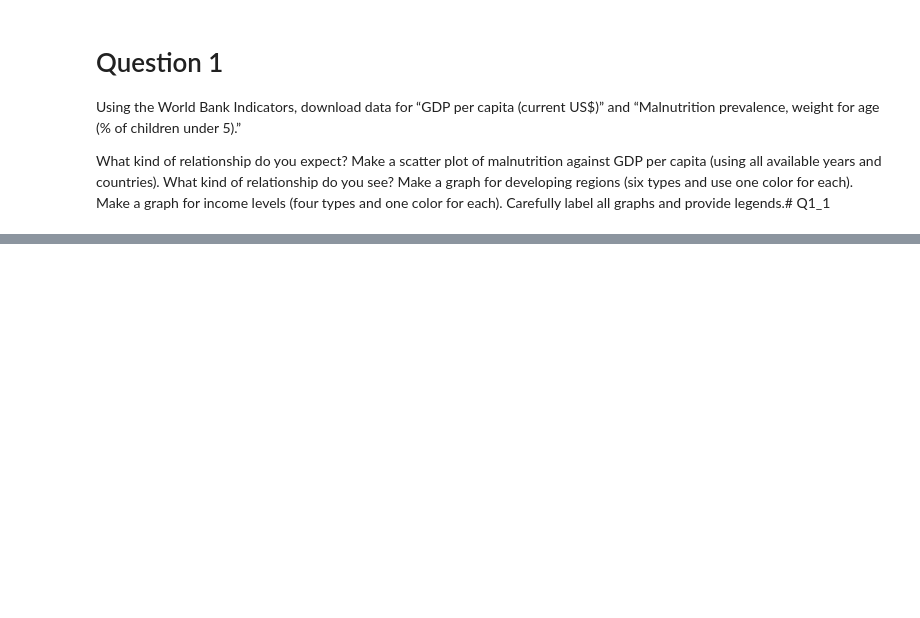
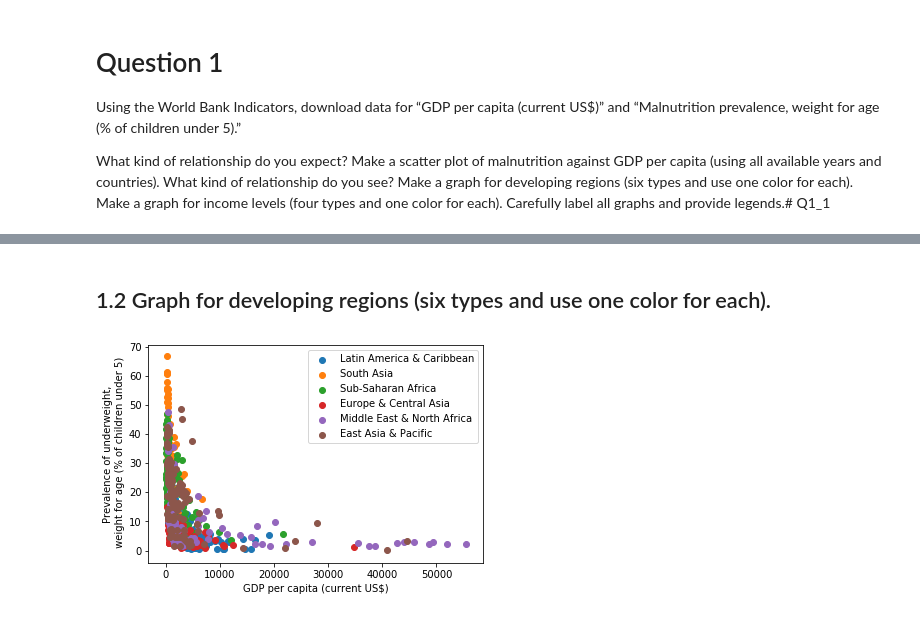
Before and after one commit to cyborgoat/data-inference-machine-learning, a Jupyter notebook: hw_codes/18785_HW2.ipynb, the cells around one changed output, grey strips where cells are left out. Saved outputs shown, nothing was run; the diff lists cells and outputs as text; code cells hidden in the pictures; blank space fills up the shorter version.

```diff
--- a/hw_codes/18785_HW2.ipynb
+++ b/hw_codes/18785_HW2.ipynb
@@ -57,0 +74,12 @@ plt.show()
+# %% [markdown]
+## 1.2 Graph for developing regions (six types and use one color for each).
+# %%
+for i in regions.keys():
+    plt.scatter([j[0] for j in regions[i]],[j[1] for j in regions[i]],label=i)
+
+plt.legend()
+plt.ylabel("Prevalence of underweight,\n weight for age (% of children under 5)")
+plt.xlabel("GDP per capita (current US\$)")
+plt.show()
+# %% [output]
+[figure, added]
```
Also changed, not shown: parts of 9 cells of this notebook, 6 other files.
